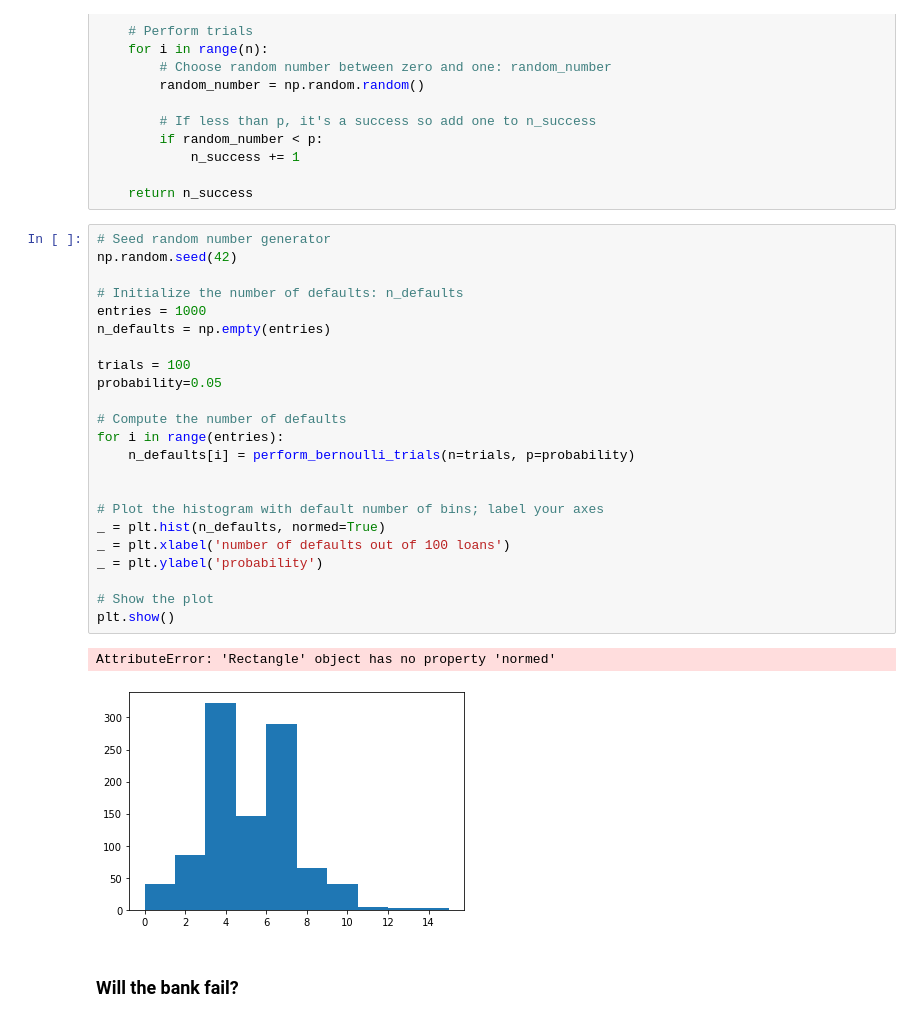
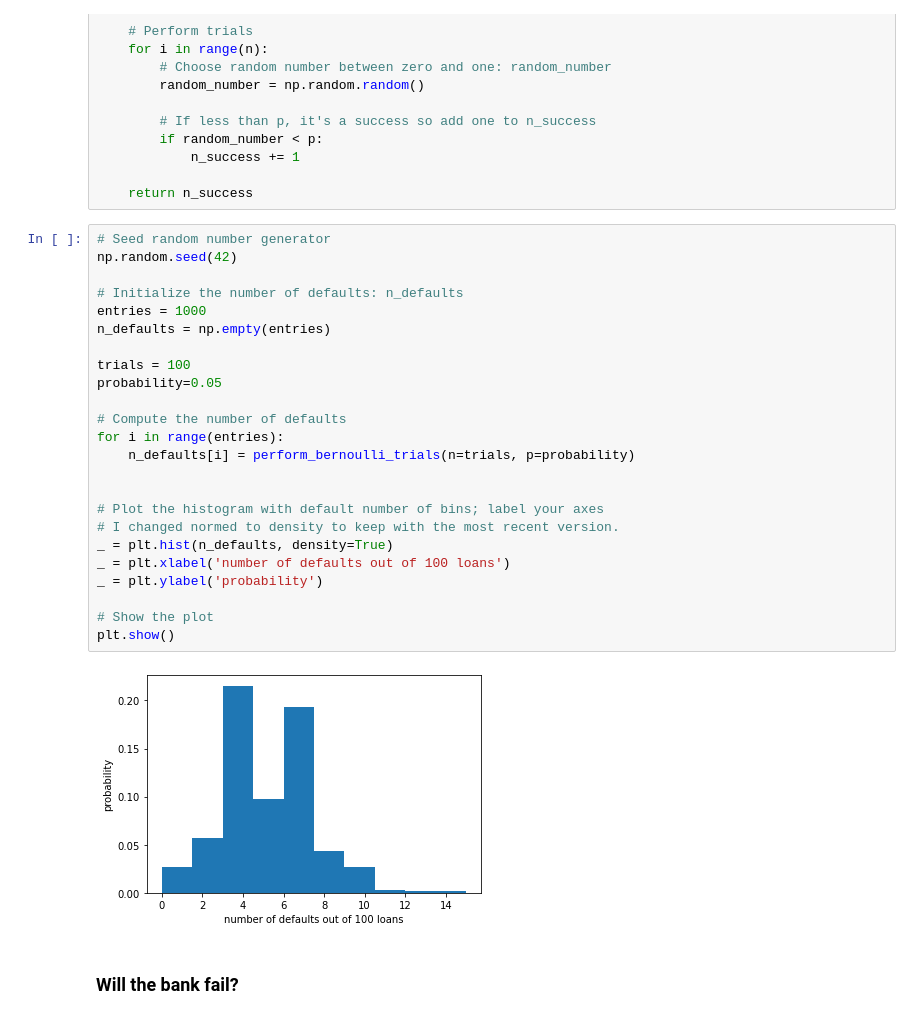
Before and after one commit to harrystaley/DataCamp, a Jupyter notebook: courses/Statistical Thinking in Python (Part 1)/3 Thinking Probabilistically-- Discrete Variables.ipynb, the cells around one changed output. Saved outputs shown, nothing was run; the diff lists cells and outputs as text.

```diff
--- a/courses/Statistical Thinking in Python (Part 1)/3 Thinking Probabilistically-- Discrete Variables.ipynb
+++ b/courses/Statistical Thinking in Python (Part 1)/3 Thinking Probabilistically-- Discrete Variables.ipynb
@@ -56,29 +56,29 @@ def perform_bernoulli_trials(n, p):
 # %%
 # Seed random number generator
 np.random.seed(42)
 
 # Initialize the number of defaults: n_defaults
 entries = 1000
 n_defaults = np.empty(entries)
 
 trials = 100
 probability=0.05
 
 # Compute the number of defaults
 for i in range(entries):
     n_defaults[i] = perform_bernoulli_trials(n=trials, p=probability)
 
 
 # Plot the histogram with default number of bins; label your axes
-_ = plt.hist(n_defaults, normed=True)
+# I changed normed to density to keep with the most recent version.
+_ = plt.hist(n_defaults, density=True)
 _ = plt.xlabel('number of defaults out of 100 loans')
 _ = plt.ylabel('probability')
 
 # Show the plot
 plt.show()
 # %% [output]
-AttributeError: 'Rectangle' object has no property 'normed'
-[figure, old version]
+[figure, new version]
 # %% [markdown]
 ### Will the bank fail?
 # %%
```
Also changed, not shown: parts of 1 cell of this notebook.
